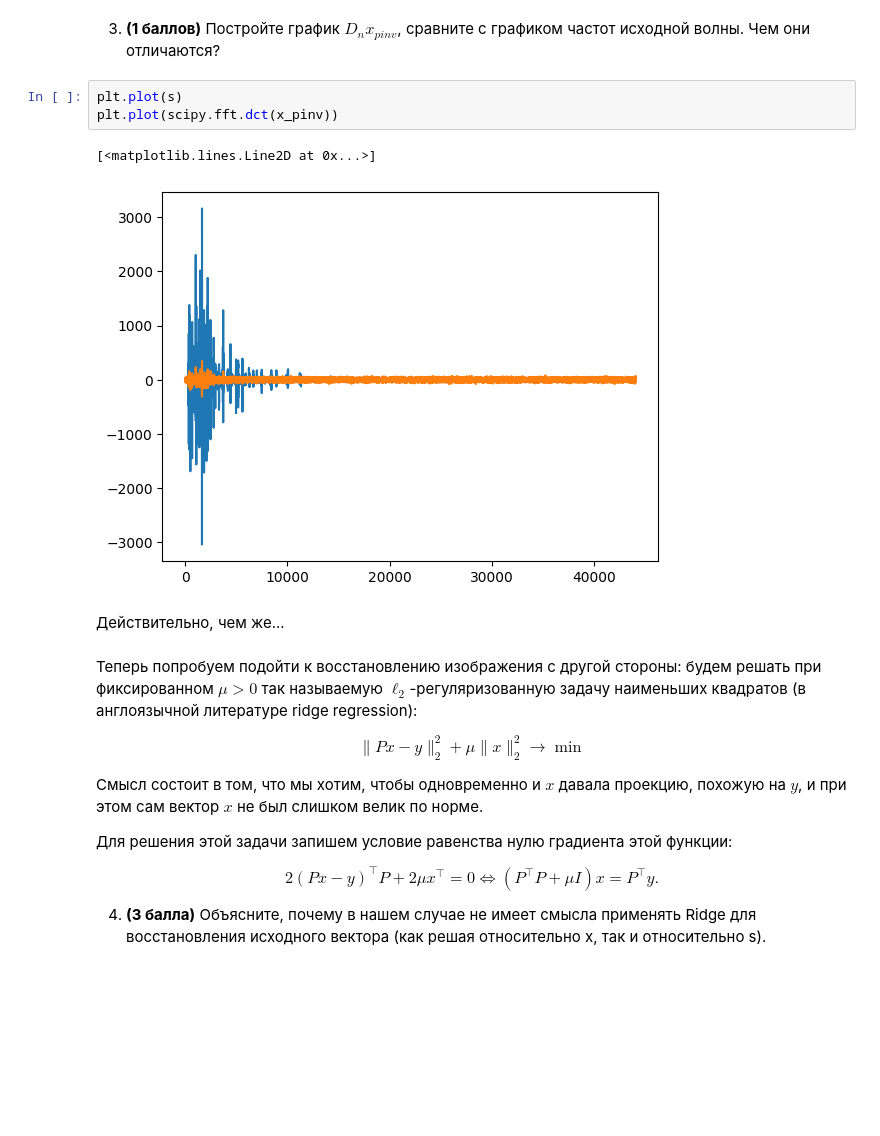
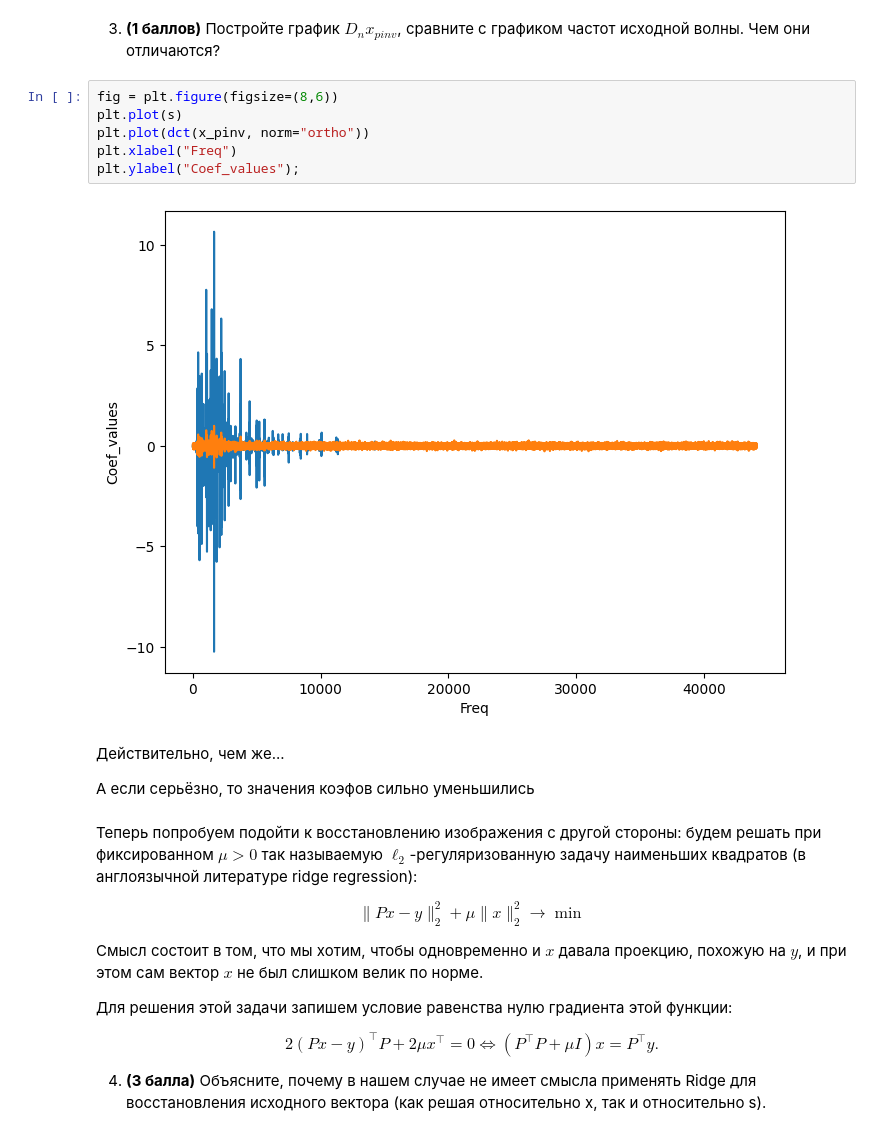
Before and after one commit to free001style/FMC, a Jupyter notebook: practice-3.ipynb, the cells around one changed output. Saved outputs shown, nothing was run; the diff lists cells and outputs as text; blank space fills up the shorter version.

```diff
--- a/practice-3.ipynb
+++ b/practice-3.ipynb
@@ -249,13 +300,17 @@ plt.plot(x_pinv)
 # %% [markdown]
 3. **(1 баллов)** Постройте график $D_nx_{pinv}$, сравните с графиком частот исходной волны. Чем они отличаются?
-# %%
-plt.plot(s)
-plt.plot(scipy.fft.dct(x_pinv))
-# %% [output]
-[<matplotlib.lines.Line2D at 0x...>]
-[figure, removed]
-# %% [markdown]
-Действительно, чем же...
+# %%
+fig = plt.figure(figsize=(8,6))
+plt.plot(s)
+plt.plot(dct(x_pinv, norm="ortho"))
+plt.xlabel("Freq")
+plt.ylabel("Coef_values");
+# %% [output]
+[figure, added]
+# %% [markdown]
+Действительно, чем же...
+
+А если серьёзно, то значения коэфов сильно уменьшились
 # %% [markdown]
 Теперь попробуем подойти к восстановлению изображения с другой стороны: будем решать при фиксированном $\mu > 0$ так называемую $\ell_2$-регуляризованную задачу наименьших квадратов (в англоязычной литературе ridge regression):
 
```
Also changed, not shown: parts of 24 cells of this notebook.
